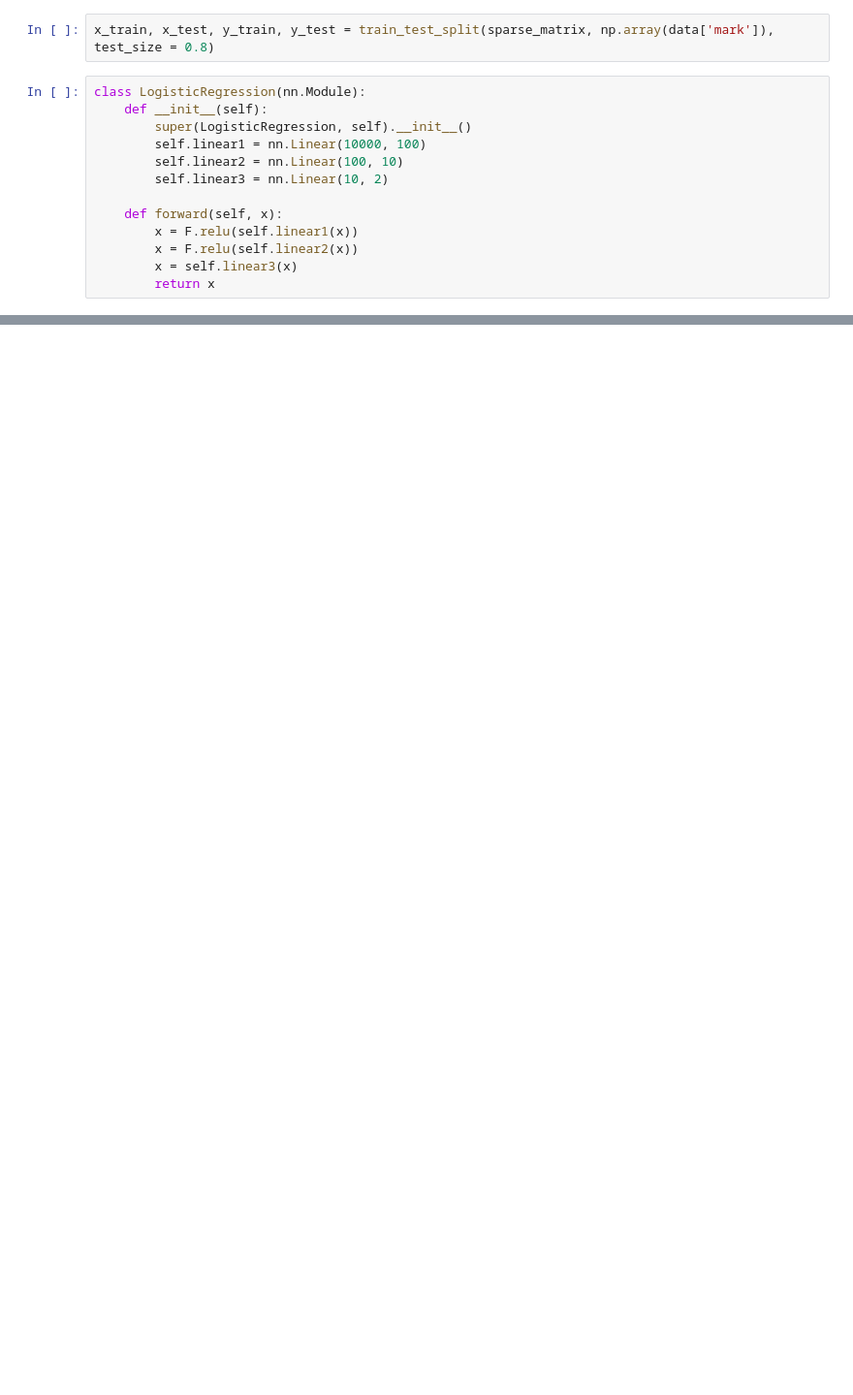
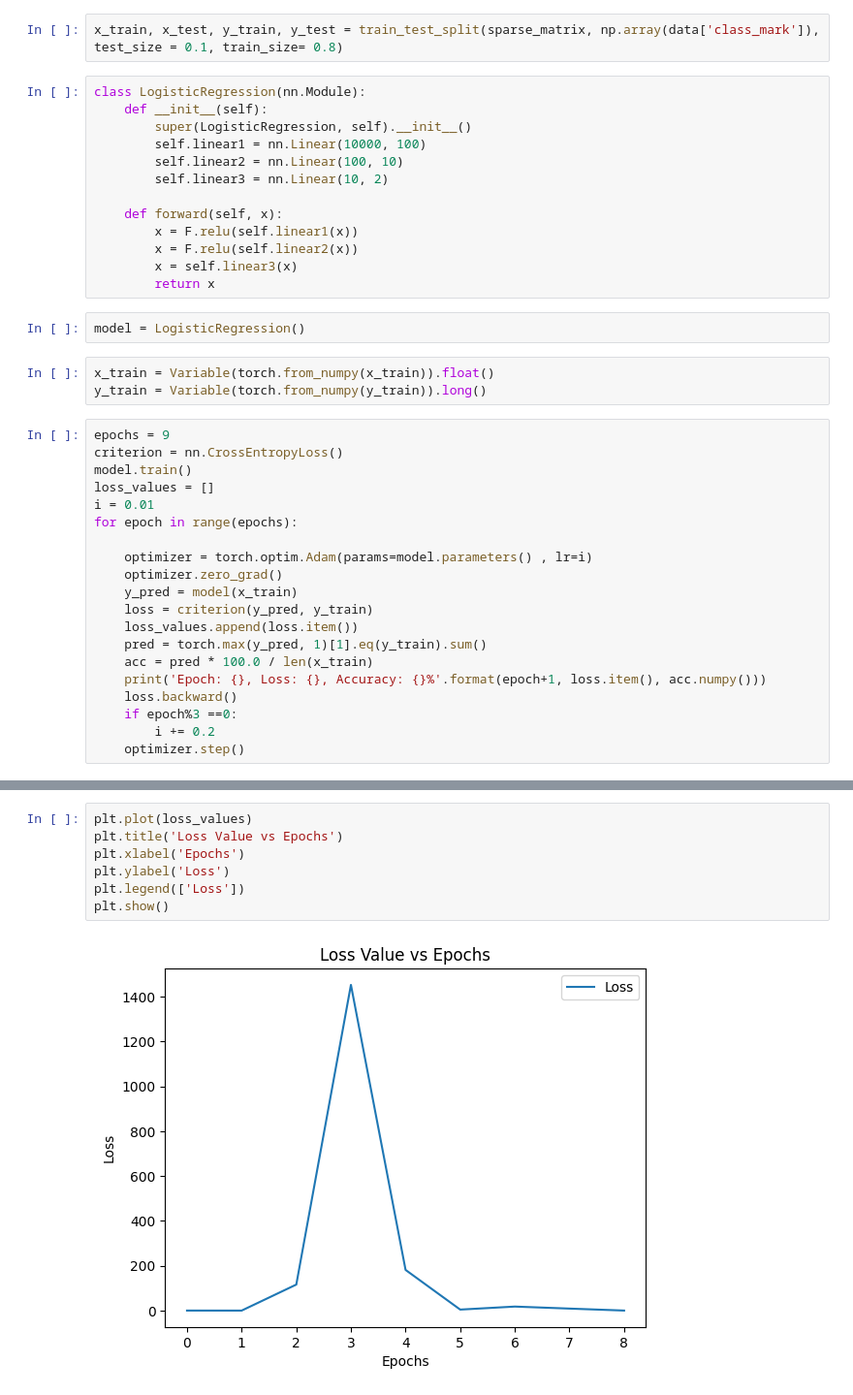
Before and after one commit to Cat-sandwich/Labochka_5, a Jupyter notebook: notebook.ipynb, the cells around one changed output, grey strips where cells are left out. Shown: that part at 97% size. Drawn from its saved outputs; the diff is of its cells as text; blank space fills up the shorter version.

Commit message:
the model was made according to another tutorial

```diff
--- a/notebook.ipynb
+++ b/notebook.ipynb
@@ -130,5 +155,5 @@ sparse_matrix.shape
 # %%
-x_train, x_test, y_train, y_test = train_test_split(sparse_matrix, np.array(data['mark']), test_size = 0.8)
+x_train, x_test, y_train, y_test = train_test_split(sparse_matrix, np.array(data['class_mark']), test_size = 0.1, train_size= 0.8)
 # %%
 class LogisticRegression(nn.Module):
     def __init__(self):
@@ -142,3 +167,28 @@ class LogisticRegression(nn.Module):
         x = F.relu(self.linear2(x))
         x = self.linear3(x)
         return x
+# %%
+model = LogisticRegression()
+# %%
+x_train = Variable(torch.from_numpy(x_train)).float()
+y_train = Variable(torch.from_numpy(y_train)).long()
+# %%
+epochs = 9
+criterion = nn.CrossEntropyLoss()
+model.train()
+loss_values = []
+i = 0.01
+for epoch in range(epochs):
+
+    optimizer = torch.optim.Adam(params=model.parameters() , lr=i)
+    optimizer.zero_grad()
+    y_pred = model(x_train)
+    loss = criterion(y_pred, y_train)
+    loss_values.append(loss.item())
+    pred = torch.max(y_pred, 1)[1].eq(y_train).sum()
+    acc = pred * 100.0 / len(x_train)
+    print('Epoch: {}, Loss: {}, Accuracy: {}%'.format(epoch+1, loss.item(), acc.numpy()))
+    loss.backward()
+    if epoch%3 ==0:
+        i += 0.2
+    optimizer.step()
@@ -144,0 +205,9 @@ class LogisticRegression(nn.Module):
+# %%
+plt.plot(loss_values)
+plt.title('Loss Value vs Epochs')
+plt.xlabel('Epochs')
+plt.ylabel('Loss')
+plt.legend(['Loss'])
+plt.show()
+# %% [output]
+[figure, added]
```
Also changed, not shown: parts of 15 cells of this notebook, 7 other files.
